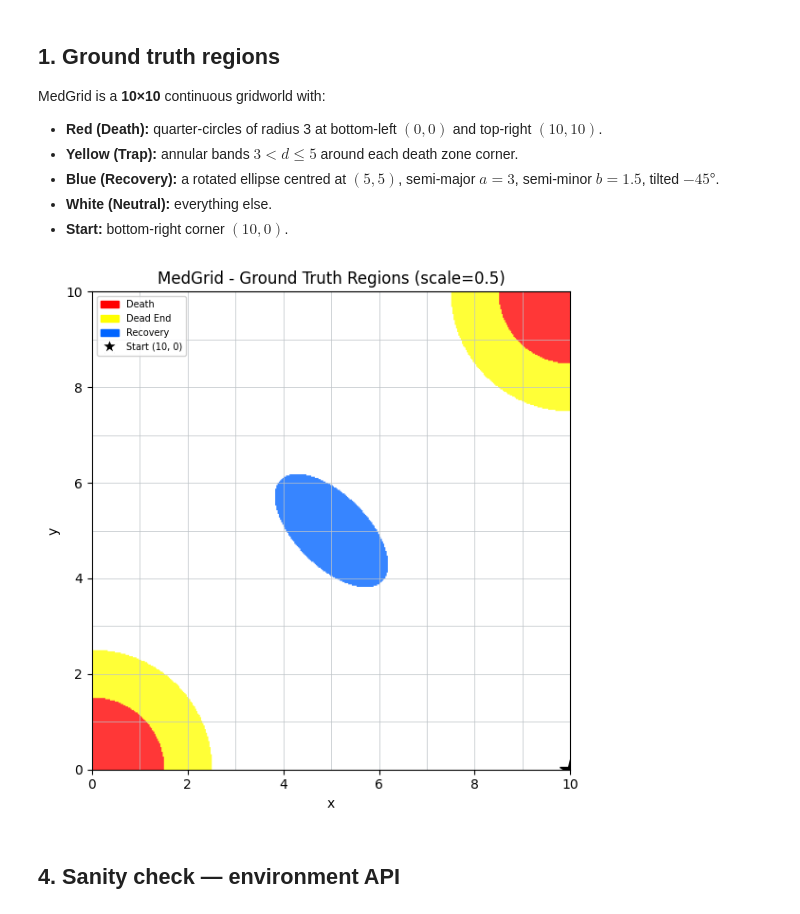
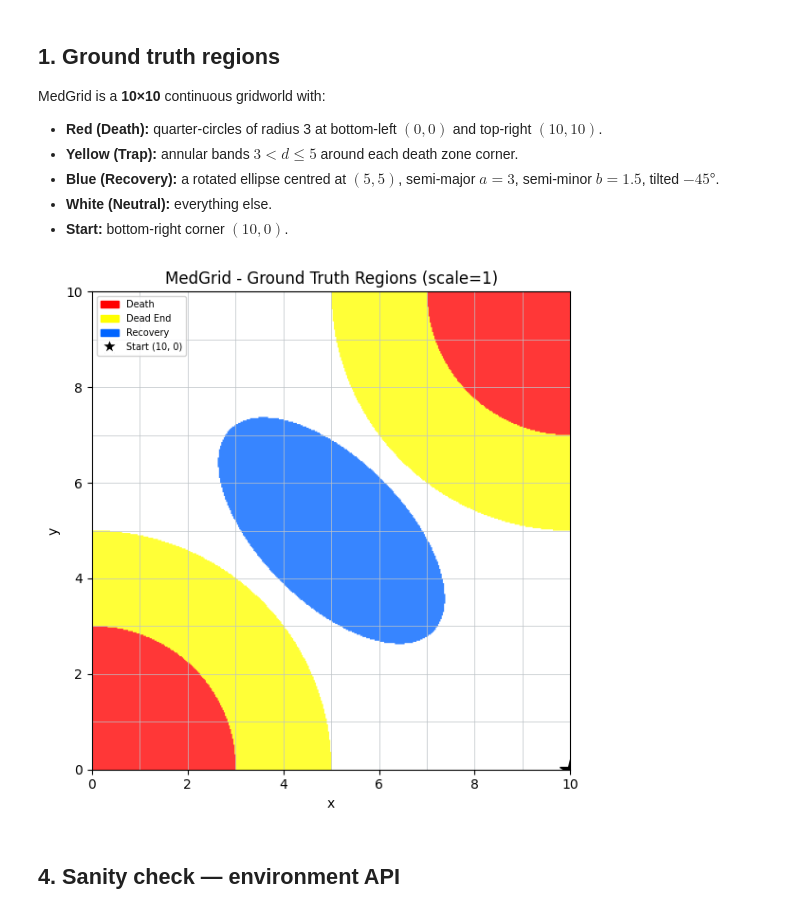
Before and after one commit to jaym-01/ContinuousDeD, a Jupyter notebook: medgrid_analysis.ipynb, the cells around one changed output. Drawn from its saved outputs; the diff is of its cells as text; code cells hidden in the pictures.

```diff
--- a/medgrid_analysis.ipynb
+++ b/medgrid_analysis.ipynb
@@ -28,7 +28,7 @@ MedGrid is a **10×10** continuous gridworld with:
 * **White (Neutral):** everything else.
 * **Start:** bottom-right corner $(10, 0)$.
 # %%
-SCALE      = 0.5   # set < 1 to shrink danger/recovery zones proportionally
+SCALE      = 1   # set < 1 to shrink danger/recovery zones proportionally
 SIZE       = 10.0
 DEATH_R    = 3.0 * SCALE
 TRAP_R     = 5.0 * SCALE
@@ -103,34 +103,34 @@ def plot_ground_truth(ax=None, resolution=RESOLUTION):
     for i in range(11):
         ax.axhline(i, color='#bdc3c7', lw=0.5, zorder=2)
         ax.axvline(i, color='#bdc3c7', lw=0.5, zorder=2)
 
     # Start position
     ax.plot(10, 0, marker='*', color=START_COLOR_HEX, markersize=16,
             label='Start (10, 0)', zorder=5)
 
     # Legend patches
     legend_patches = [
         mpatches.Patch(color=DEATH_COLOR_HEX, label='Death'),
         mpatches.Patch(color=DEAD_END_COLOR_HEX, label='Dead End'),
         mpatches.Patch(color=RECOVERY_COLOR_HEX, label='Recovery'),
         plt.Line2D([0], [0], marker='*', color='w', markerfacecolor=START_COLOR_HEX,
                    markersize=12, label='Start (10, 0)'),
     ]
     ax.legend(handles=legend_patches, loc='upper left', fontsize=7, framealpha=0.85)
 
     ax.set_xlim(0, SIZE)
     ax.set_ylim(0, SIZE)
     ax.set_xlabel('x')
     ax.set_ylabel('y')
     ax.set_title(f'MedGrid - Ground Truth Regions (scale={SCALE})')
     return fig, ax
 
 
 fig, ax = plot_ground_truth(resolution=400)
 plt.tight_layout()
 plt.show()
 # %% [output]
-[figure, old version]
+[figure, new version]
 # %% [markdown]
 ## 4. Sanity check — environment API
 # %%
```
Also changed, not shown: parts of 4 cells of this notebook, 4 other files.
